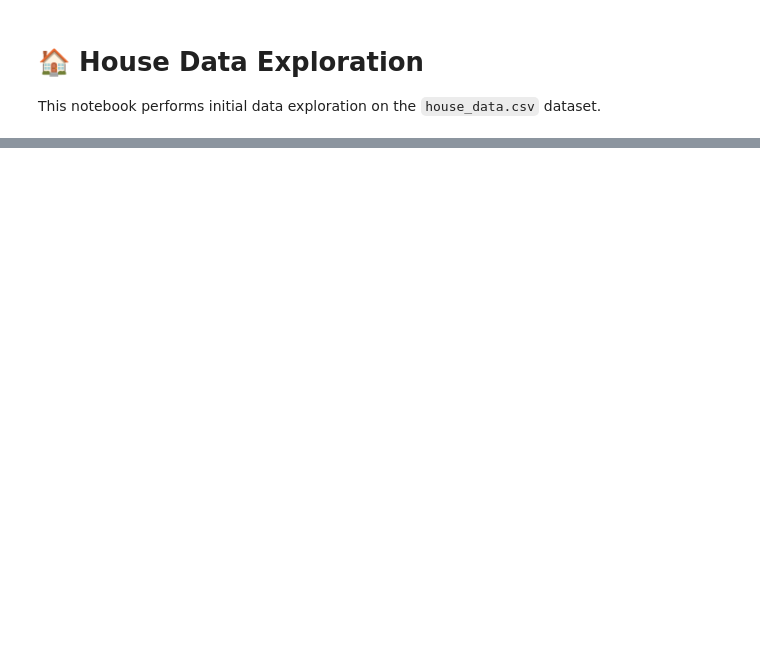
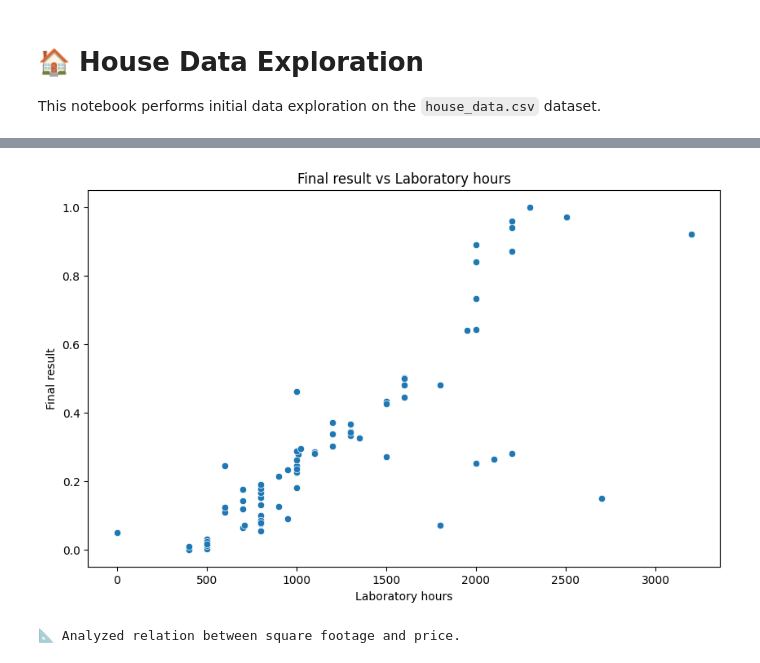
Before and after one commit to lfarizav/kubestronaut-predictor, a Jupyter notebook: notebooks/01_exploratory_data_analysis.ipynb, the cells around one changed output, grey strips where cells are left out. Drawn from its saved outputs; the diff is of its cells as text; code cells hidden in the pictures; blank space fills up the shorter version.

```diff
--- a/notebooks/01_exploratory_data_analysis.ipynb
+++ b/notebooks/01_exploratory_data_analysis.ipynb
@@ -111,2 +115,15 @@ print("📐 Analyzed relation between square footage and price.")
 📐 Analyzed relation between square footage and price.
+# %%
+# 📏 Scatter plot to observe relationship between laboratory hours and final result
+plt.figure(figsize=(10, 6))
+sns.scatterplot(x='lab_hours', y='final_result', data=df)
+plt.title('Final result vs Laboratory hours')
+plt.xlabel('Laboratory hours')
+plt.ylabel('Final result')
+plt.show()
+
+print("📐 Analyzed relation between square footage and price.")
+# %% [output]
+[figure, added]
+📐 Analyzed relation between square footage and price.
 # %%
```
Also changed, not shown: parts of 8 cells of this notebook, 48 other files.
